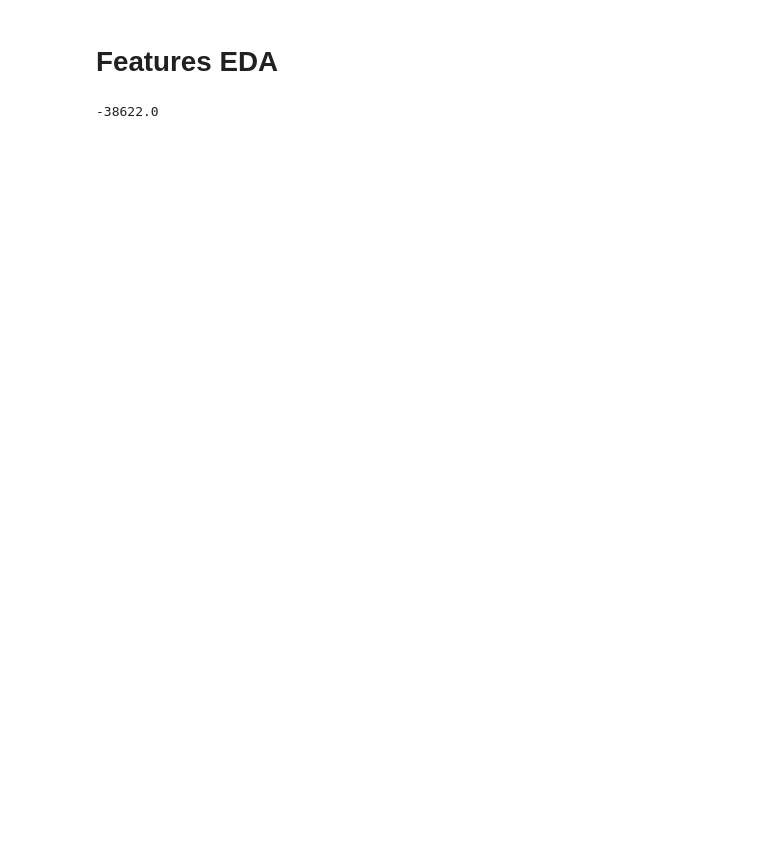
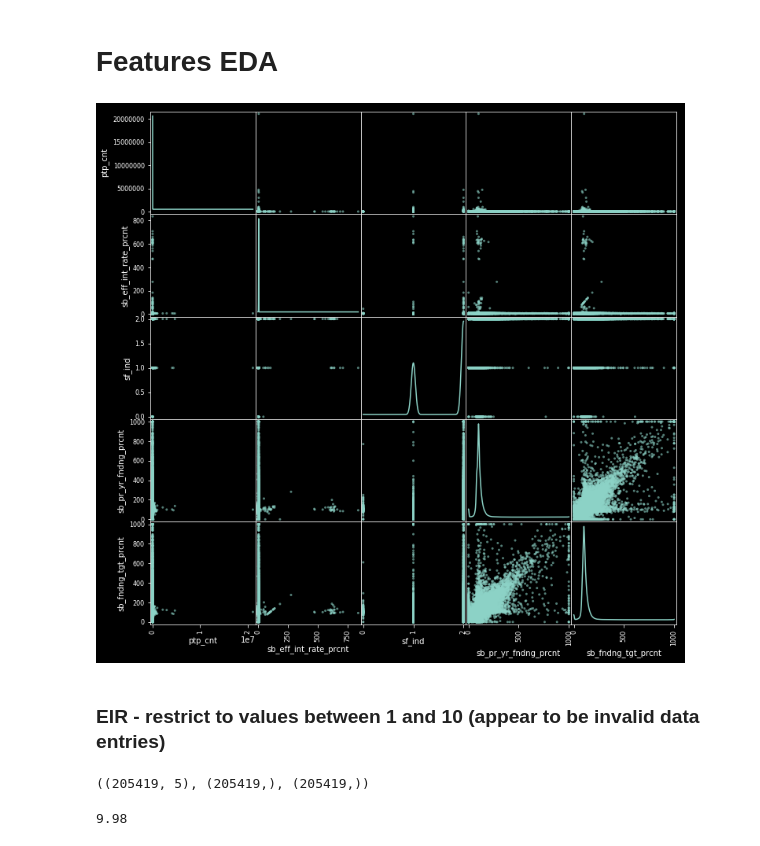
Before and after one commit to LindseyMoser/DSI_Capstone_B, a Jupyter notebook: 1_Data/PSQL_DF_EDA.ipynb, the cells around one changed output. Cells and saved outputs as stored; diff of their text form; code cells hidden in the pictures; blank space fills up the shorter version.

```diff
--- a/1_Data/PSQL_DF_EDA.ipynb
+++ b/1_Data/PSQL_DF_EDA.ipynb
@@ -18,7 +18,7 @@ conn_str = "host={} dbname={} user={} password={}".format(host, database, user,
 conn = psycopg2.connect(conn_str)
 # %%
 query = "SELECT sb.SB_TOT_PARTCP_CNT, sb.SB_EFF_INT_RATE_PRCNT, sb.SB_PLAN_YEAR_BEGIN_DATE, sb.SB_FNDNG_SHORT_IND, \
-       sb.SB_PR_YR_FNDNG_PRCNT, sb.SB_FNDNG_TGT_PRCNT, sb.SB_TOT_FNDNG_TGT_AMT, sb.SB_CURR_VALUE_AST_01_AMT \
+       sb.SB_PR_YR_FNDNG_PRCNT, sb.SB_FNDNG_TGT_PRCNT, sb.SB_TOT_FNDNG_TGT_AMT, sb.SB_CURR_VALUE_AST_01_AMT, sb.SB_PLAN_TYPE_CODE \
 FROM sb_full sb;"
 # %%
 eda_df = pd.read_sql(query, con=conn)
@@ -46,6 +33,6 @@ eda_df
 # %% [markdown]
 <h3>Add calculated FS (using MVA instead of AVA) column</h3>
 # %%
-eda_df['mva_fs'] = eda_df['sb_curr_value_ast_01_amt'] / eda_df['sb_tot_fndng_tgt_amt']
+eda_df['mva_fs'] = eda_df['sb_curr_value_ast_01_amt'] / eda_df['sb_tot_fndng_tgt_amt'] *100
 # %% [markdown]
 <h3>Add year column (year only of plan year begin date) </h3>
@@ -149,7 +138,8 @@ from pandas.plotting import scatter_matrix
 # %%
-scatter_matrix(prelim_feat_df, alpha=0.6, figsize=(12, 12), diagonal='kde')
+plt.style.use(['dark_background'])
+scatter_matrix(X2, alpha=0.6, figsize=(12, 12), diagonal='kde')
 plt.show()
+# %% [output]
+[figure, added]
-# %%
-np.min(eda_df['sb_curr_value_ast_01_amt'])
-# %% [output]
--38622.0
+# %% [markdown]
+<h3>EIR - restrict to values between 1 and 10 (appear to be invalid data entries)</h3>
@@ -155,0 +149,8 @@ np.min(eda_df['sb_curr_value_ast_01_amt'])
+# %%
+eir_nonzero.shape, y_eirnonzero.shape, eir_nonzero['sb_eff_int_rate_prcnt'].shape
+# %% [output]
+((205419, 5), (205419,), (205419,))
+# %%
+eir_nonzero['sb_eff_int_rate_prcnt'].max()
+# %% [output]
+9.98
```
Also changed, not shown: parts of 18 cells of this notebook, 1 other file.
